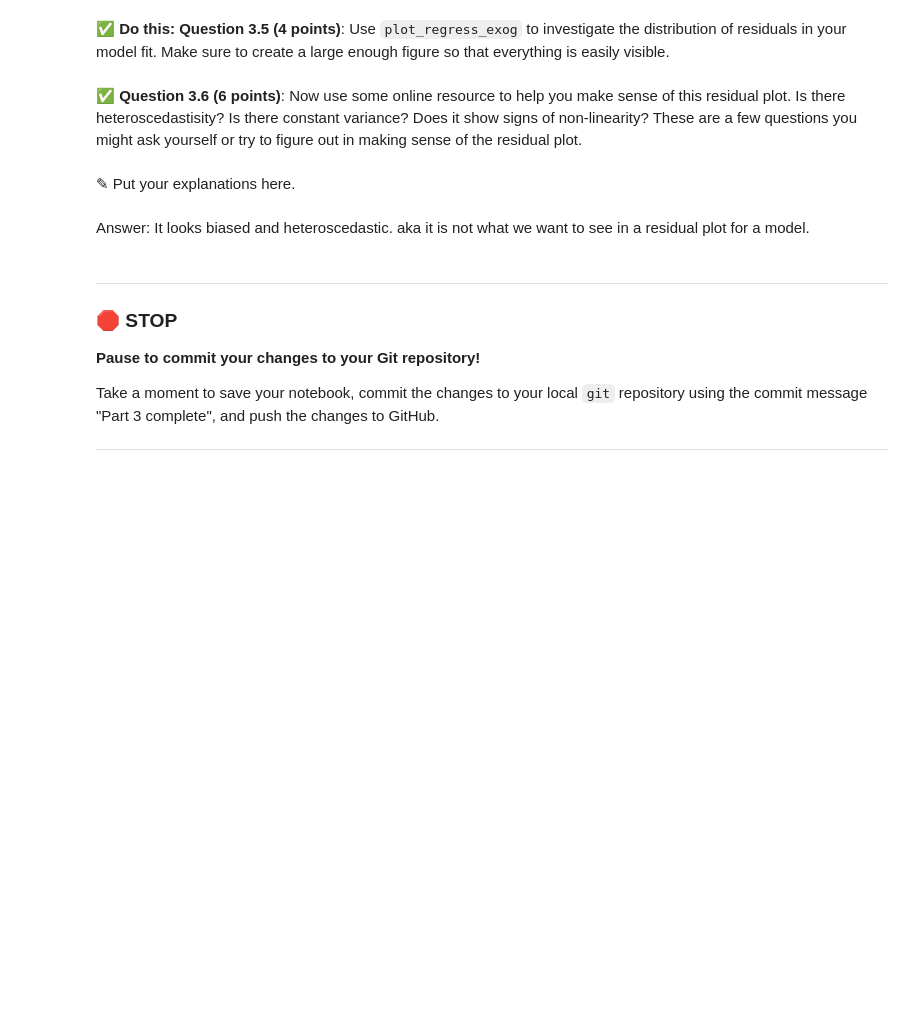
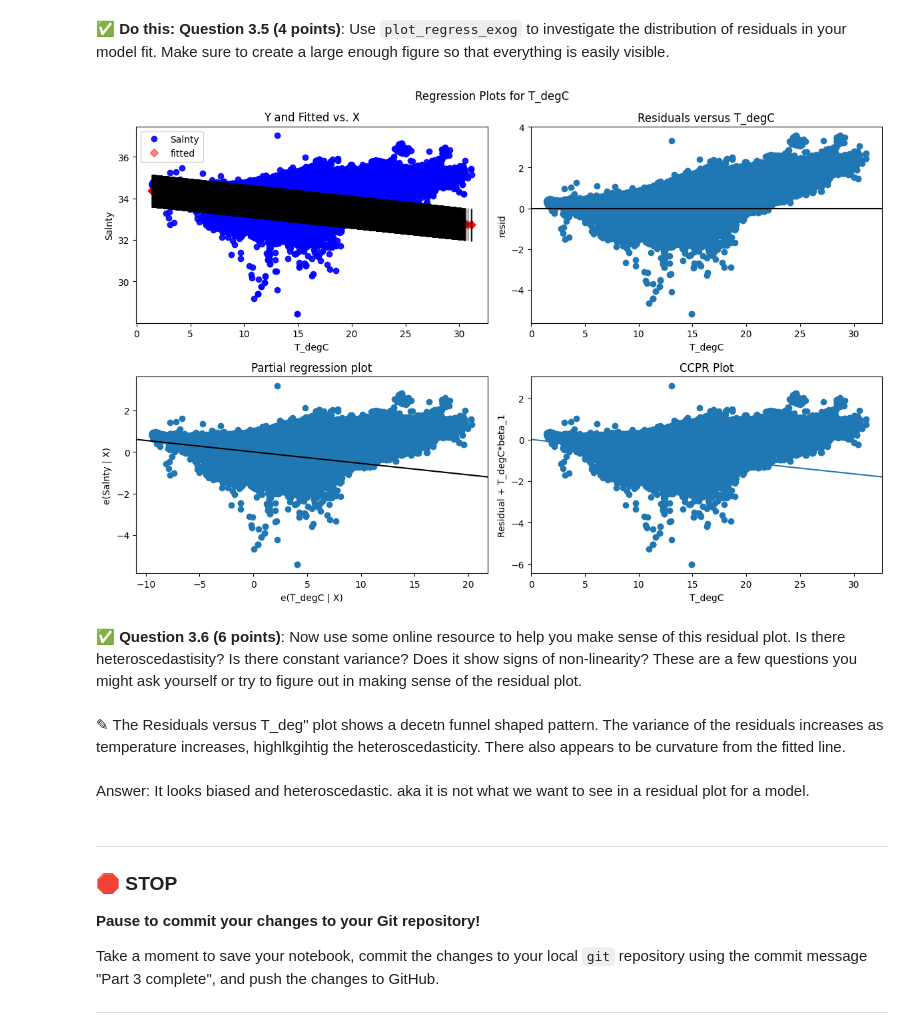
Before and after one commit to primeaud/CMSE202-f25-turnin, a Jupyter notebook: hw-03/HW-03_Regression-S25-STUDENT.ipynb, the cells around one changed output. Saved outputs shown, nothing was run; the diff lists cells and outputs as text; code cells hidden in the pictures; blank space fills up the shorter version.

```diff
--- a/hw-03/HW-03_Regression-S25-STUDENT.ipynb
+++ b/hw-03/HW-03_Regression-S25-STUDENT.ipynb
@@ -192,7 +246,20 @@ In this part, we'll perform some one-variable linear and polynomial regression a
+# %%
+
+
+
+model = sm.OLS(y, X_const).fit()
+
+fig = plt.figure(figsize=(12, 8))
+sm.graphics.plot_regress_exog(model, 'T_degC', fig=fig)
+
+plt.tight_layout()
+plt.show()
+# %% [output]
+[figure, added]
 # %% [markdown]
 &#9989;  **Question 3.6 (6 points)**: Now use some online resource to help you make sense of this residual plot. Is there heteroscedastisity? Is there constant variance? Does it show signs of non-linearity? These are a few questions you might ask yourself or try to figure out in making sense of the residual plot.
-# %% [markdown]
-<font size=+3>&#9998;</font> Put your explanations here.
+# %% [markdown]
+<font size=+3>&#9998;</font> The Residuals versus T_deg" plot shows a decetn funnel shaped pattern. The variance of the residuals increases as temperature increases, highlkgihtig the  heteroscedasticity. There also appears to be curvature from the fitted line.
 # %% [markdown]
 Answer: It looks biased and heteroscedastic. aka it is not what we want to see in a residual plot for a model.
 # %% [markdown]
```
Also changed, not shown: parts of 9 cells of this notebook.
